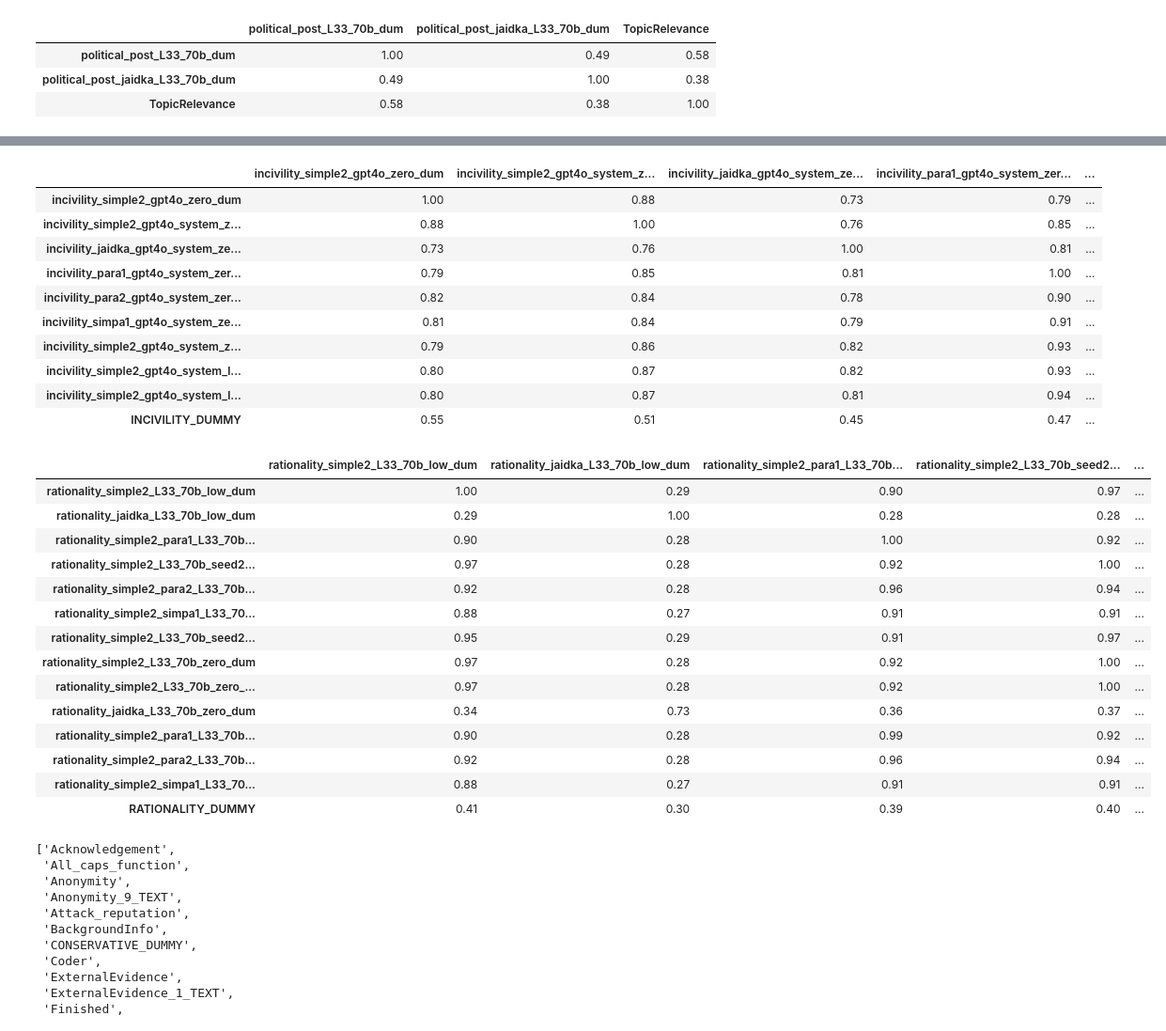
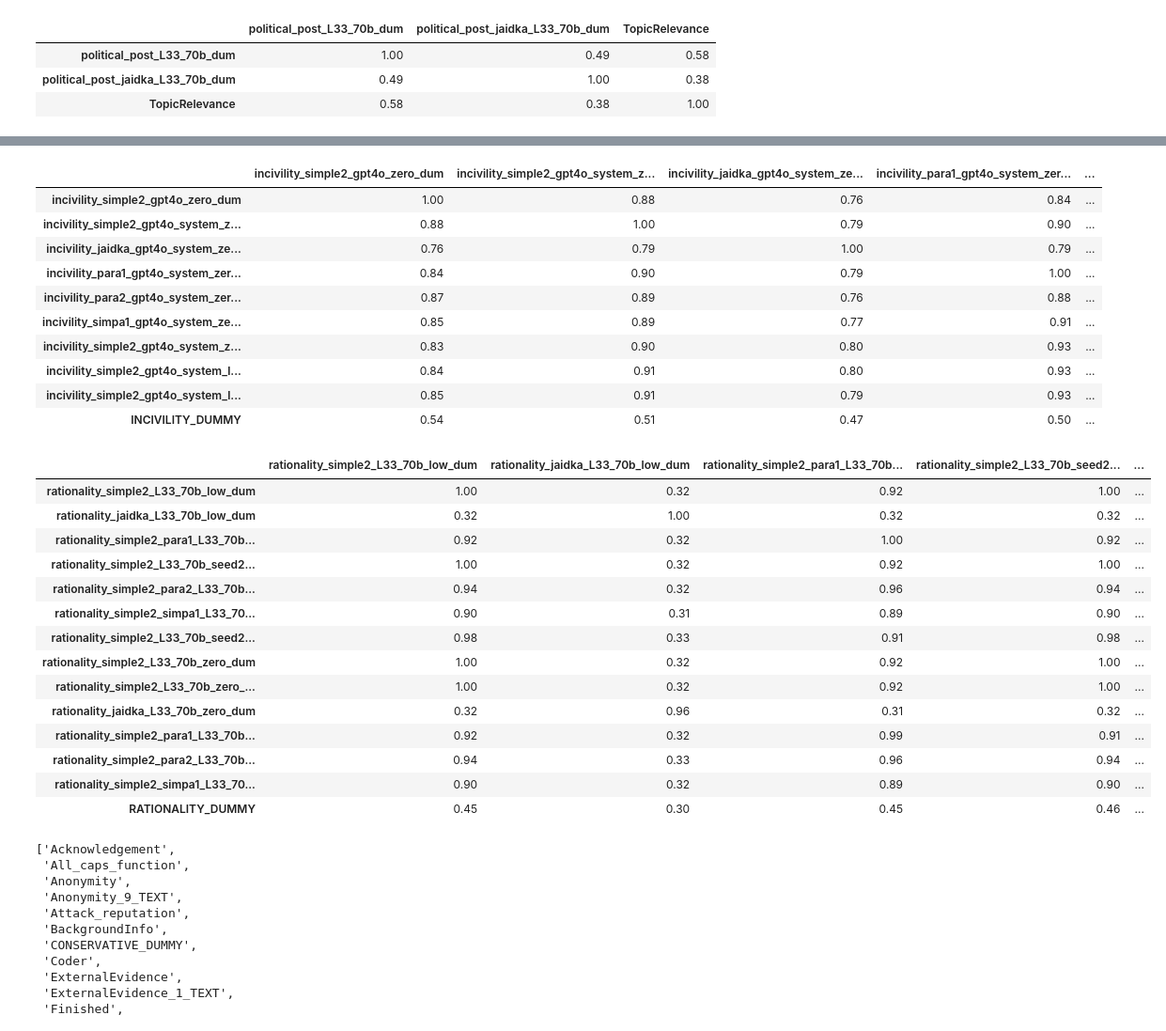
Before and after one commit to cl-trier/TWON-Exploration, a Jupyter notebook: 52--GLLM-annotation-bias-analysis.ipynb, the cells around one changed output, grey strips where cells are left out. Shown at 94% size. Cells and saved outputs as stored; diff of their text form; code cells hidden in the pictures.

```diff
--- a/52--GLLM-annotation-bias-analysis.ipynb
+++ b/52--GLLM-annotation-bias-analysis.ipynb
@@ -440,47 +444,47 @@ incivility_cols = [col for col in incivility_cols if col.endswith('_dum')]
 incivility_cols = [col for col in incivility_cols if 'gpt4o' in col]
 #add groundtruth columns:
 incivility_cols += ['INCIVILITY_DUMMY']
-incivility_corr = boukes[incivility_cols].corr(method='pearson').round(2)
+incivility_corr = boukes2024[incivility_cols].corr(method='pearson').round(2)
 
 incivility_corr
 # %% [output]
 |  | incivility_simple2_gpt4o_zero_dum | incivility_simple2_gpt4o_system_z... | incivility_jaidka_gpt4o_system_ze... | incivility_para1_gpt4o_system_zer... | ... |
-| incivility_simple2_gpt4o_zero_dum | 1.00 | 0.88 | 0.73 | 0.79 | ... |
-| incivility_simple2_gpt4o_system_z... | 0.88 | 1.00 | 0.76 | 0.85 | ... |
-| incivility_jaidka_gpt4o_system_ze... | 0.73 | 0.76 | 1.00 | 0.81 | ... |
-| incivility_para1_gpt4o_system_zer... | 0.79 | 0.85 | 0.81 | 1.00 | ... |
-| incivility_para2_gpt4o_system_zer... | 0.82 | 0.84 | 0.78 | 0.90 | ... |
-| incivility_simpa1_gpt4o_system_ze... | 0.81 | 0.84 | 0.79 | 0.91 | ... |
-| incivility_simple2_gpt4o_system_z... | 0.79 | 0.86 | 0.82 | 0.93 | ... |
-| incivility_simple2_gpt4o_system_l... | 0.80 | 0.87 | 0.82 | 0.93 | ... |
-| incivility_simple2_gpt4o_system_l... | 0.80 | 0.87 | 0.81 | 0.94 | ... |
-| INCIVILITY_DUMMY | 0.55 | 0.51 | 0.45 | 0.47 | ... |
+| incivility_simple2_gpt4o_zero_dum | 1.00 | 0.88 | 0.76 | 0.84 | ... |
+| incivility_simple2_gpt4o_system_z... | 0.88 | 1.00 | 0.79 | 0.90 | ... |
+| incivility_jaidka_gpt4o_system_ze... | 0.76 | 0.79 | 1.00 | 0.79 | ... |
+| incivility_para1_gpt4o_system_zer... | 0.84 | 0.90 | 0.79 | 1.00 | ... |
+| incivility_para2_gpt4o_system_zer... | 0.87 | 0.89 | 0.76 | 0.88 | ... |
+| incivility_simpa1_gpt4o_system_ze... | 0.85 | 0.89 | 0.77 | 0.91 | ... |
+| incivility_simple2_gpt4o_system_z... | 0.83 | 0.90 | 0.80 | 0.93 | ... |
+| incivility_simple2_gpt4o_system_l... | 0.84 | 0.91 | 0.80 | 0.93 | ... |
+| incivility_simple2_gpt4o_system_l... | 0.85 | 0.91 | 0.79 | 0.93 | ... |
+| INCIVILITY_DUMMY | 0.54 | 0.51 | 0.47 | 0.50 | ... |
 # %%
 #calculate correlations between the different models for all columns ending with _dum and containing 'rationality' in boukes, start with the L33_70b model and zero temperature::
 rationality_cols = [col for col in boukes.columns if 'rationality' in col]
 rationality_cols = [col for col in rationality_cols if col.endswith('_dum')]
 rationality_cols = [col for col in rationality_cols if 'L33_70b' in col]
 #add groundtruth columns:
 rationality_cols += ['RATIONALITY_DUMMY']
-rationality_corr = boukes[rationality_cols].corr(method='pearson').round(2)
+rationality_corr = boukes2024[rationality_cols].corr(method='pearson').round(2)
 
 rationality_corr
 # %% [output]
 |  | rationality_simple2_L33_70b_low_dum | rationality_jaidka_L33_70b_low_dum | rationality_simple2_para1_L33_70b... | rationality_simple2_L33_70b_seed2... | ... |
-| rationality_simple2_L33_70b_low_dum | 1.00 | 0.29 | 0.90 | 0.97 | ... |
-| rationality_jaidka_L33_70b_low_dum | 0.29 | 1.00 | 0.28 | 0.28 | ... |
-| rationality_simple2_para1_L33_70b... | 0.90 | 0.28 | 1.00 | 0.92 | ... |
-| rationality_simple2_L33_70b_seed2... | 0.97 | 0.28 | 0.92 | 1.00 | ... |
-| rationality_simple2_para2_L33_70b... | 0.92 | 0.28 | 0.96 | 0.94 | ... |
-| rationality_simple2_simpa1_L33_70... | 0.88 | 0.27 | 0.91 | 0.91 | ... |
-| rationality_simple2_L33_70b_seed2... | 0.95 | 0.29 | 0.91 | 0.97 | ... |
-| rationality_simple2_L33_70b_zero_dum | 0.97 | 0.28 | 0.92 | 1.00 | ... |
-| rationality_simple2_L33_70b_zero_... | 0.97 | 0.28 | 0.92 | 1.00 | ... |
-| rationality_jaidka_L33_70b_zero_dum | 0.34 | 0.73 | 0.36 | 0.37 | ... |
-| rationality_simple2_para1_L33_70b... | 0.90 | 0.28 | 0.99 | 0.92 | ... |
-| rationality_simple2_para2_L33_70b... | 0.92 | 0.28 | 0.96 | 0.94 | ... |
-| rationality_simple2_simpa1_L33_70... | 0.88 | 0.27 | 0.91 | 0.91 | ... |
-| RATIONALITY_DUMMY | 0.41 | 0.30 | 0.39 | 0.40 | ... |
+| rationality_simple2_L33_70b_low_dum | 1.00 | 0.32 | 0.92 | 1.00 | ... |
+| rationality_jaidka_L33_70b_low_dum | 0.32 | 1.00 | 0.32 | 0.32 | ... |
+| rationality_simple2_para1_L33_70b... | 0.92 | 0.32 | 1.00 | 0.92 | ... |
+| rationality_simple2_L33_70b_seed2... | 1.00 | 0.32 | 0.92 | 1.00 | ... |
+| rationality_simple2_para2_L33_70b... | 0.94 | 0.32 | 0.96 | 0.94 | ... |
+| rationality_simple2_simpa1_L33_70... | 0.90 | 0.31 | 0.89 | 0.90 | ... |
+| rationality_simple2_L33_70b_seed2... | 0.98 | 0.33 | 0.91 | 0.98 | ... |
+| rationality_simple2_L33_70b_zero_dum | 1.00 | 0.32 | 0.92 | 1.00 | ... |
+| rationality_simple2_L33_70b_zero_... | 1.00 | 0.32 | 0.92 | 1.00 | ... |
+| rationality_jaidka_L33_70b_zero_dum | 0.32 | 0.96 | 0.31 | 0.32 | ... |
+| rationality_simple2_para1_L33_70b... | 0.92 | 0.32 | 0.99 | 0.91 | ... |
+| rationality_simple2_para2_L33_70b... | 0.94 | 0.33 | 0.96 | 0.94 | ... |
+| rationality_simple2_simpa1_L33_70... | 0.90 | 0.32 | 0.89 | 0.90 | ... |
+| RATIONALITY_DUMMY | 0.45 | 0.30 | 0.45 | 0.46 | ... |
 # %%
 #it appears rewording, reformatting, changing seed and temperature has about equal influence, changing to Jaidka prompt has a larger influence, the zero temperature prompt does have a better correlation with a different seed than the low temperature prompt, but effects are small
 # %%
```
Also changed, not shown: parts of 15 cells of this notebook, 4 other files.
